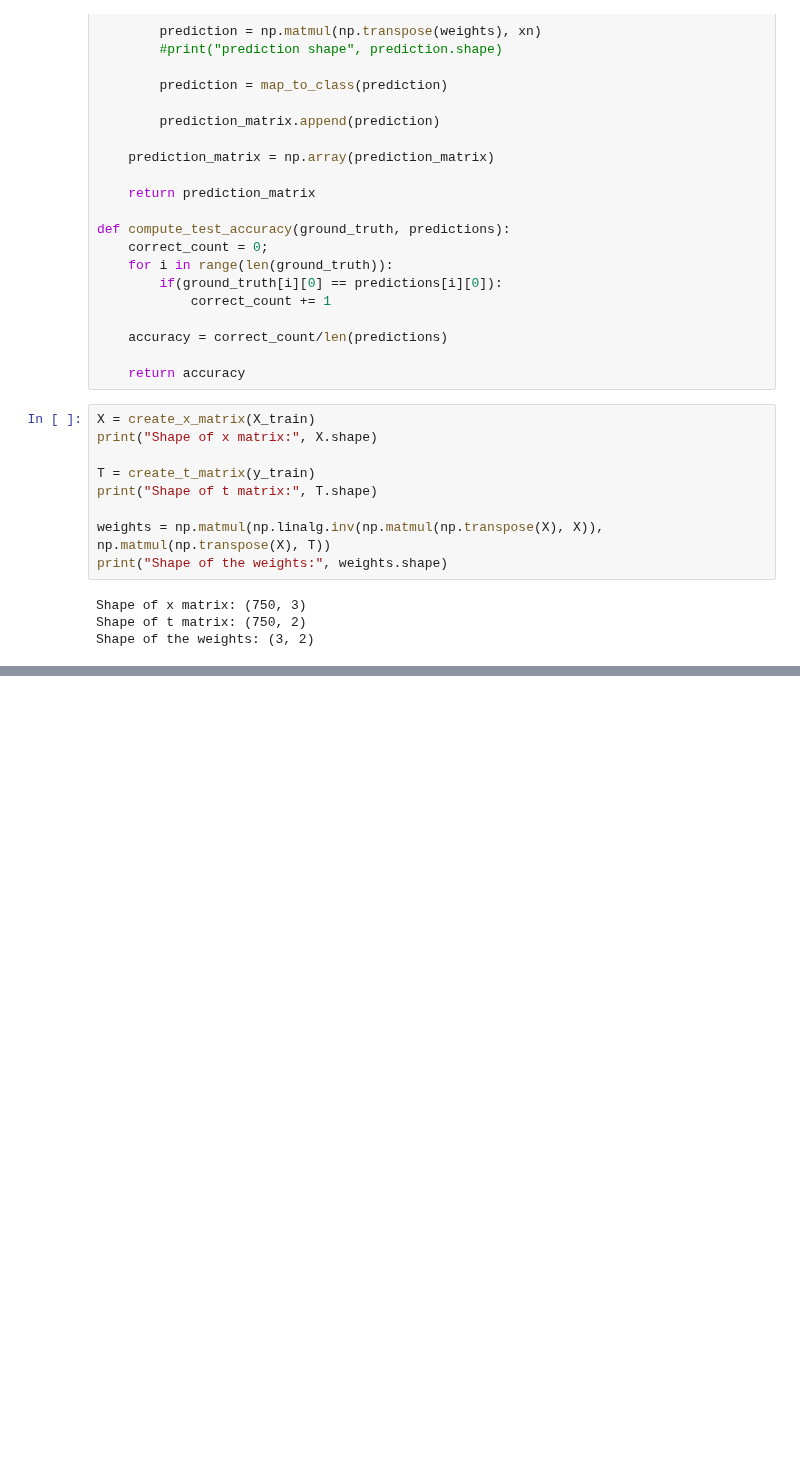
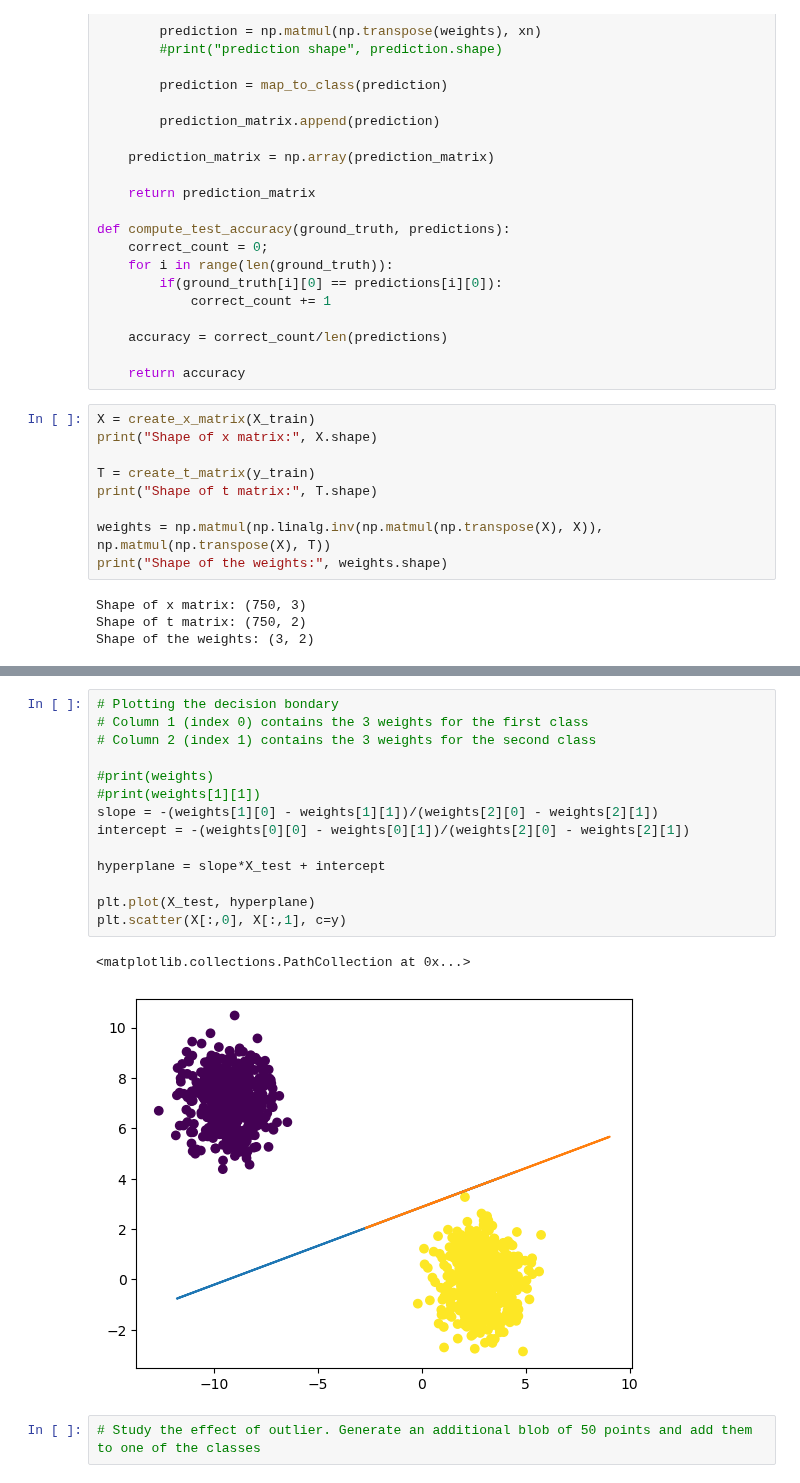
Before and after one commit to graterollin/PRML, a Jupyter notebook: hw4/HW4.ipynb, the cells around one changed output, grey strips where cells are left out. Drawn from its saved outputs; the diff is of its cells as text; blank space fills up the shorter version.

```diff
--- a/hw4/HW4.ipynb
+++ b/hw4/HW4.ipynb
@@ -160 +160,20 @@ print(accuracy)
 1.0
+# %%
+# Plotting the decision bondary
+# Column 1 (index 0) contains the 3 weights for the first class
+# Column 2 (index 1) contains the 3 weights for the second class
+
+#print(weights)
+#print(weights[1][1])
+slope = -(weights[1][0] - weights[1][1])/(weights[2][0] - weights[2][1])
+intercept = -(weights[0][0] - weights[0][1])/(weights[2][0] - weights[2][1])
+
+hyperplane = slope*X_test + intercept
+
+plt.plot(X_test, hyperplane)
+plt.scatter(X[:,0], X[:,1], c=y)
+# %% [output]
+<matplotlib.collections.PathCollection at 0x...>
+[figure, added]
+# %%
+# Study the effect of outlier. Generate an additional blob of 50 points and add them to one of the classes
```
Also changed, not shown: parts of 6 cells of this notebook.
